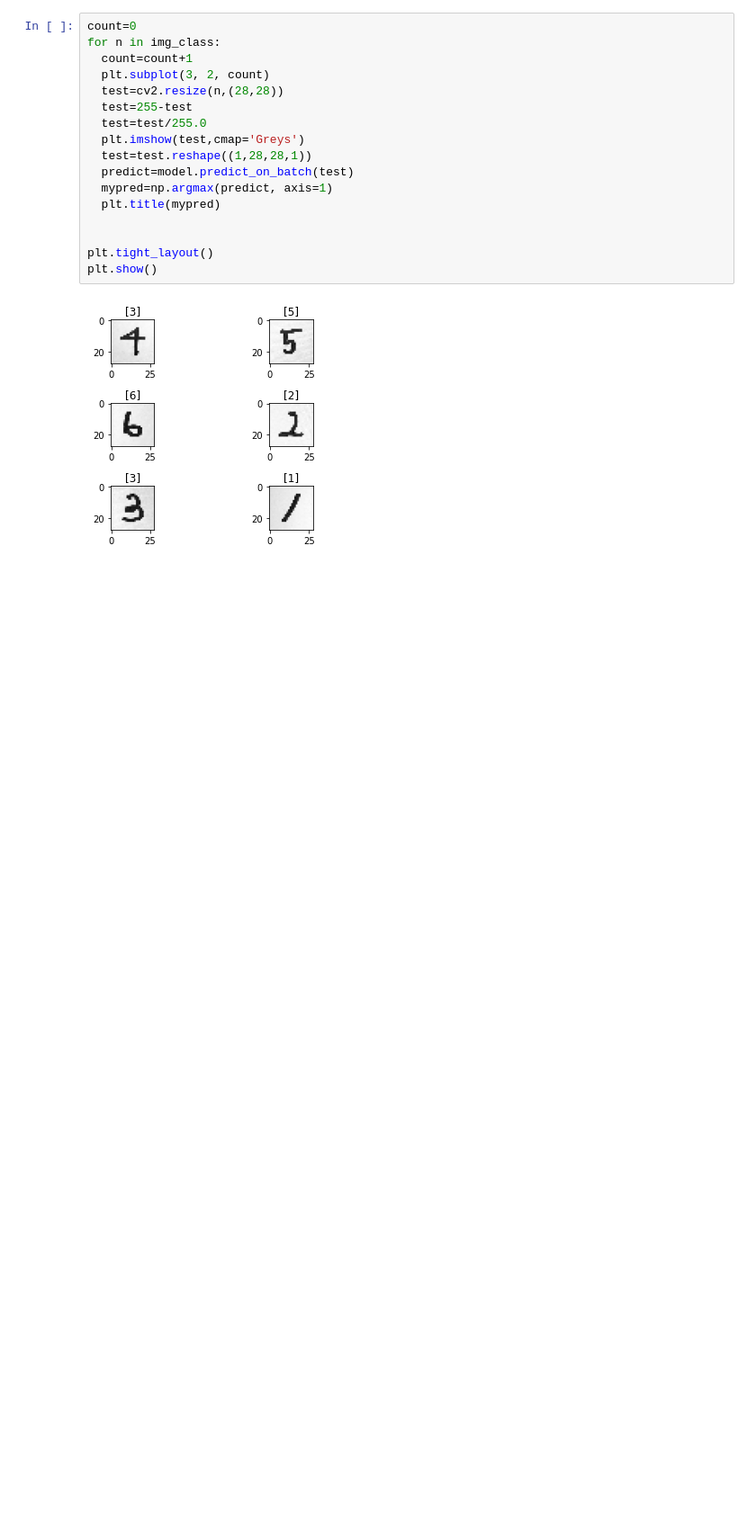
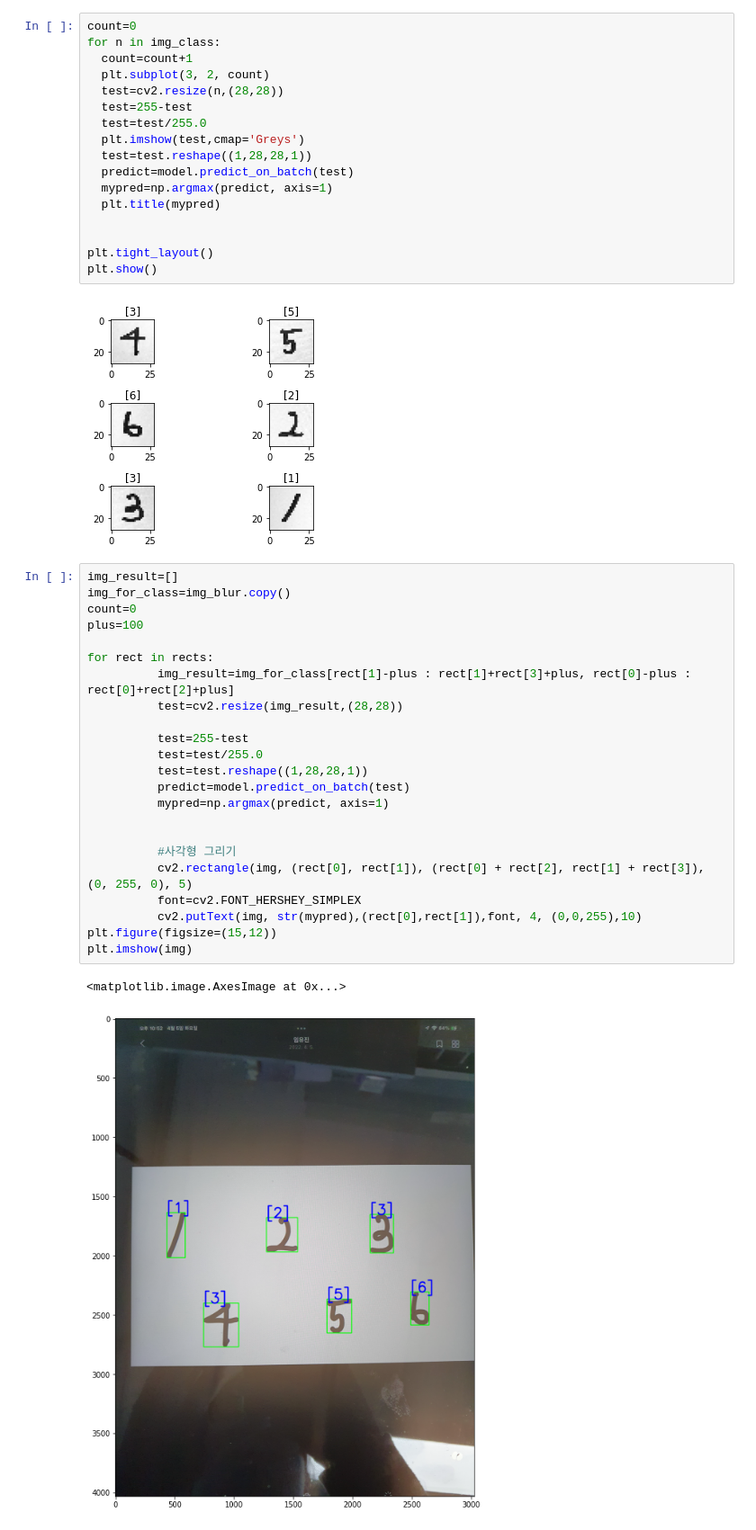
Before and after one commit to chasuar/Raspberry_study, a Jupyter notebook: 4_Opecv.ipynb, the cells around one changed output. Shown at 90% size. Drawn from its saved outputs; the diff is of its cells as text; blank space fills up the shorter version.

```diff
--- a/4_Opecv.ipynb
+++ b/4_Opecv.ipynb
@@ -234,3 +234,29 @@ plt.tight_layout()
 plt.show()
 # %% [output]
 [figure]
+# %%
+img_result=[]
+img_for_class=img_blur.copy()
+count=0
+plus=100
+
+for rect in rects:
+          img_result=img_for_class[rect[1]-plus : rect[1]+rect[3]+plus, rect[0]-plus : rect[0]+rect[2]+plus]
+          test=cv2.resize(img_result,(28,28))
+
+          test=255-test
+          test=test/255.0
+          test=test.reshape((1,28,28,1))
+          predict=model.predict_on_batch(test)
+          mypred=np.argmax(predict, axis=1)
+
+
+          #사각형 그리기
+          cv2.rectangle(img, (rect[0], rect[1]), (rect[0] + rect[2], rect[1] + rect[3]), (0, 255, 0), 5)
+          font=cv2.FONT_HERSHEY_SIMPLEX
+          cv2.putText(img, str(mypred),(rect[0],rect[1]),font, 4, (0,0,255),10)
+plt.figure(figsize=(15,12))
+plt.imshow(img)
+# %% [output]
+<matplotlib.image.AxesImage at 0x...>
+[figure, added]
```
